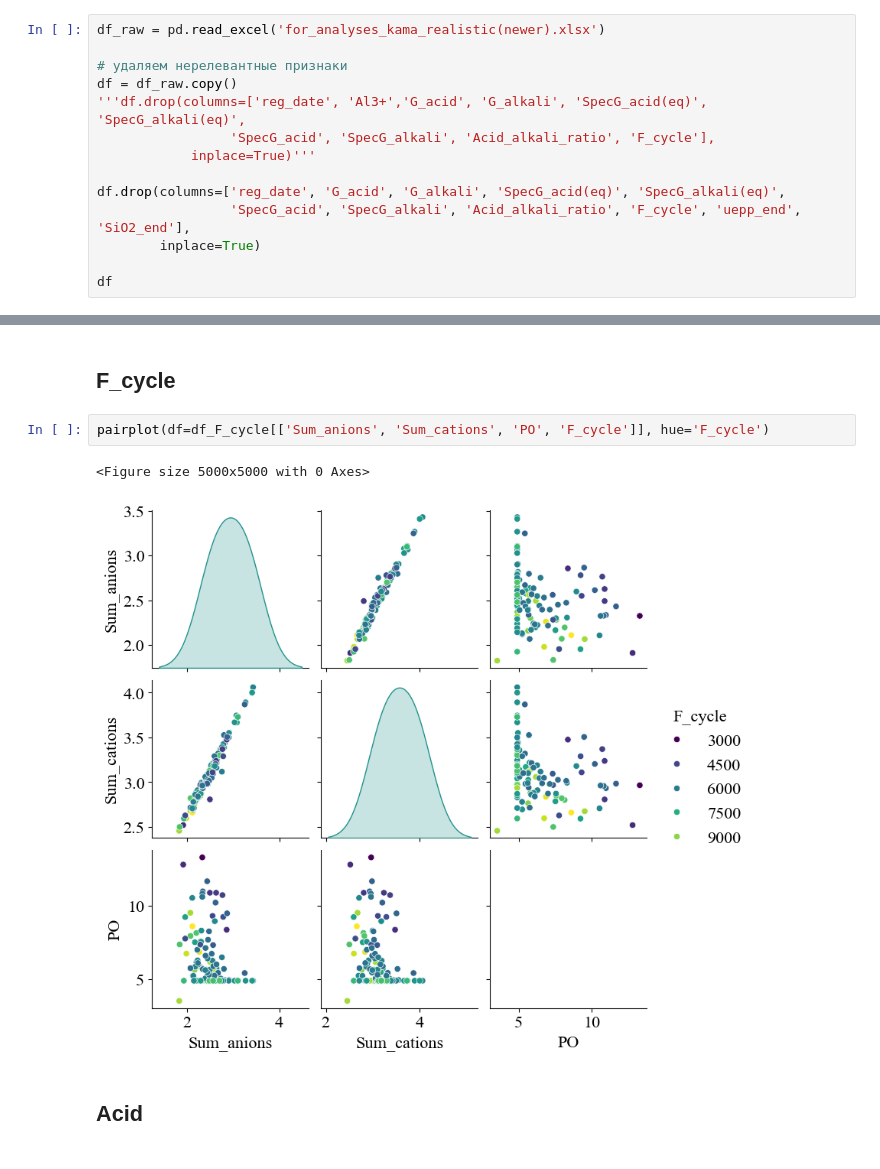
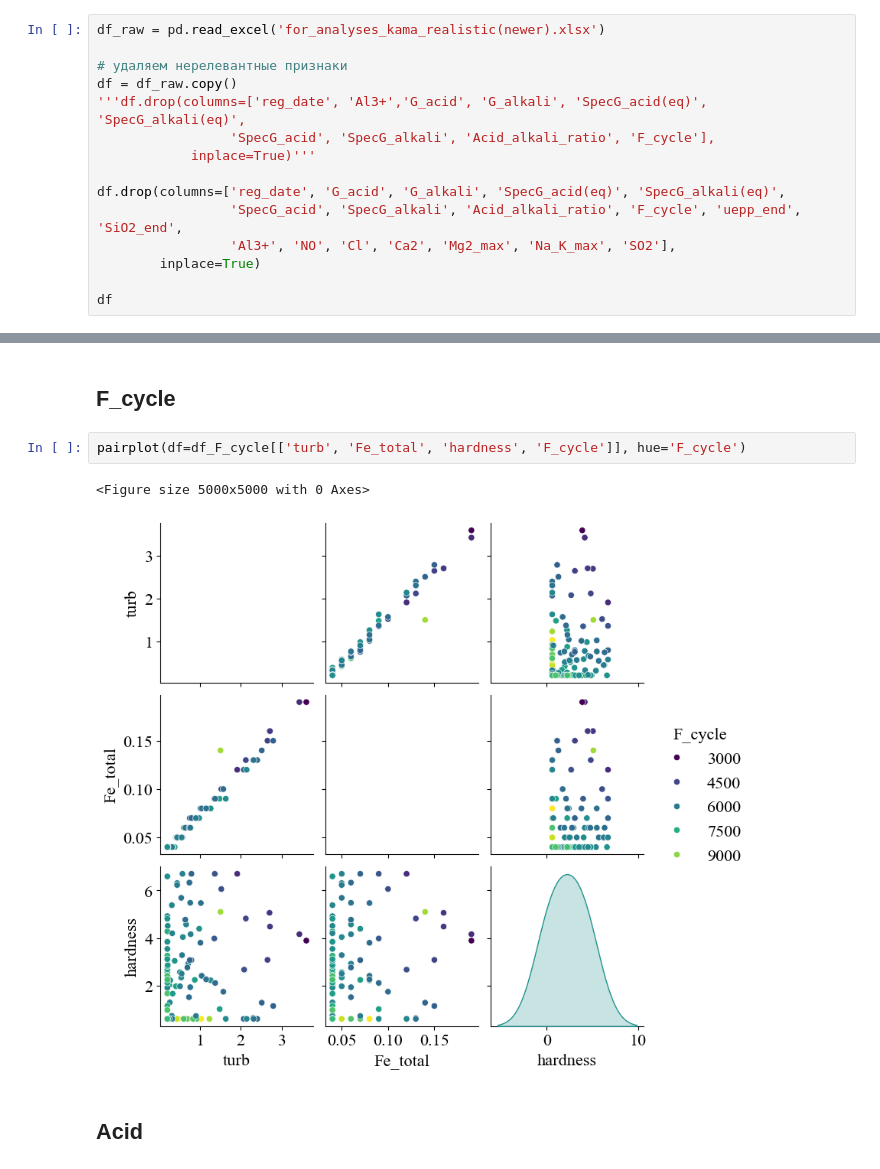
Before and after one commit to caapel/ion_exchange, a Jupyter notebook: ExplorerDataAnalisys.ipynb, the cells around one changed output, grey strips where cells are left out. Drawn from its saved outputs; the diff is of its cells as text.

```diff
--- a/ExplorerDataAnalisys.ipynb
+++ b/ExplorerDataAnalisys.ipynb
@@ -17,7 +17,8 @@ df = df_raw.copy()
             inplace=True)'''
 
 df.drop(columns=['reg_date', 'G_acid', 'G_alkali', 'SpecG_acid(eq)', 'SpecG_alkali(eq)',
-                 'SpecG_acid', 'SpecG_alkali', 'Acid_alkali_ratio', 'F_cycle', 'uepp_end', 'SiO2_end'],
+                 'SpecG_acid', 'SpecG_alkali', 'Acid_alkali_ratio', 'F_cycle', 'uepp_end', 'SiO2_end',
+                 'Аl3+', 'NO', 'Сl', 'Са2', 'Mg2_max', 'Na_K_max', 'SO2'],
         inplace=True)
 
 df
@@ -274,10 +254,10 @@ def pairplot(df, hue):
 # %% [markdown]
 ## F_cycle
 # %%
-pairplot(df=df_F_cycle[['Sum_anions', 'Sum_cations', 'PO', 'F_cycle']], hue='F_cycle')
+pairplot(df=df_F_cycle[['turb', 'Fe_total', 'hardness', 'F_cycle']], hue='F_cycle')
 # %% [output]
 <Figure size 5000x5000 with 0 Axes>
-[figure, old version]
+[figure, new version]
 # %% [markdown]
 ## Acid
 # %%
```
Also changed, not shown: parts of 22 cells of this notebook.
